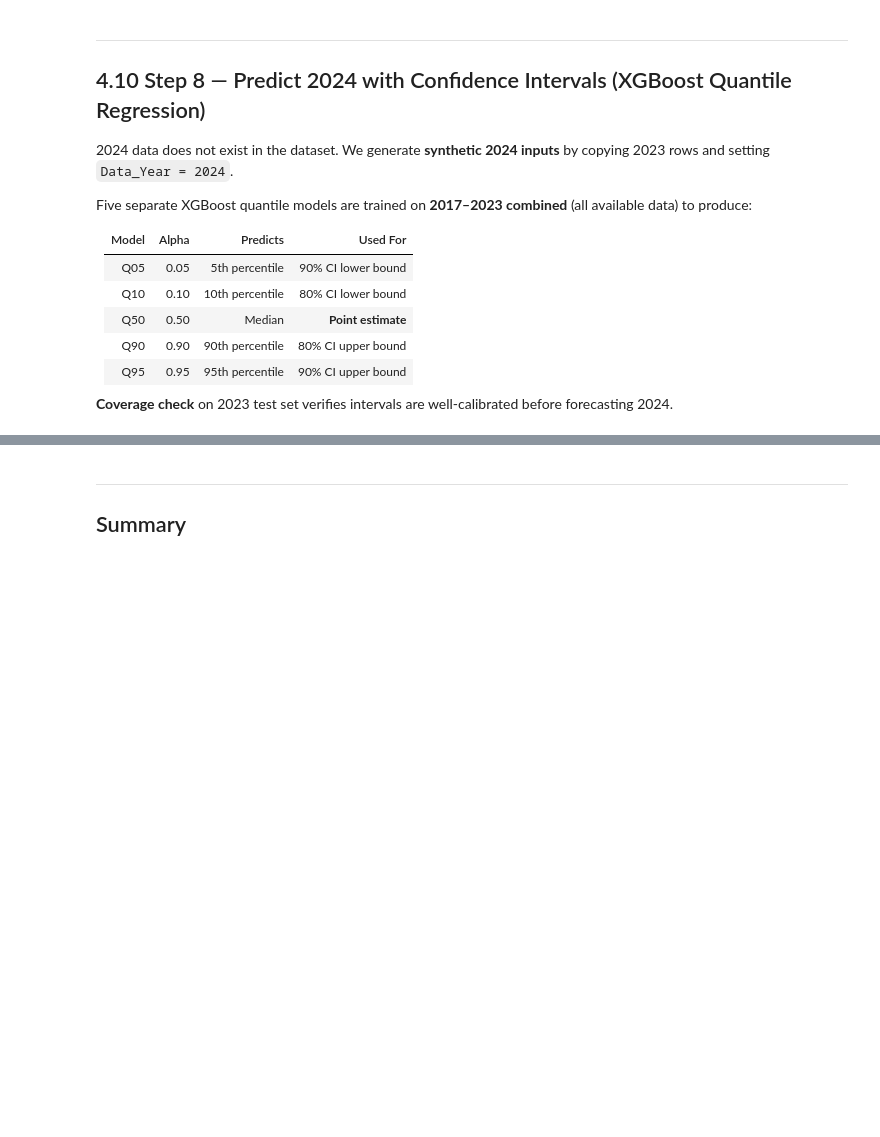
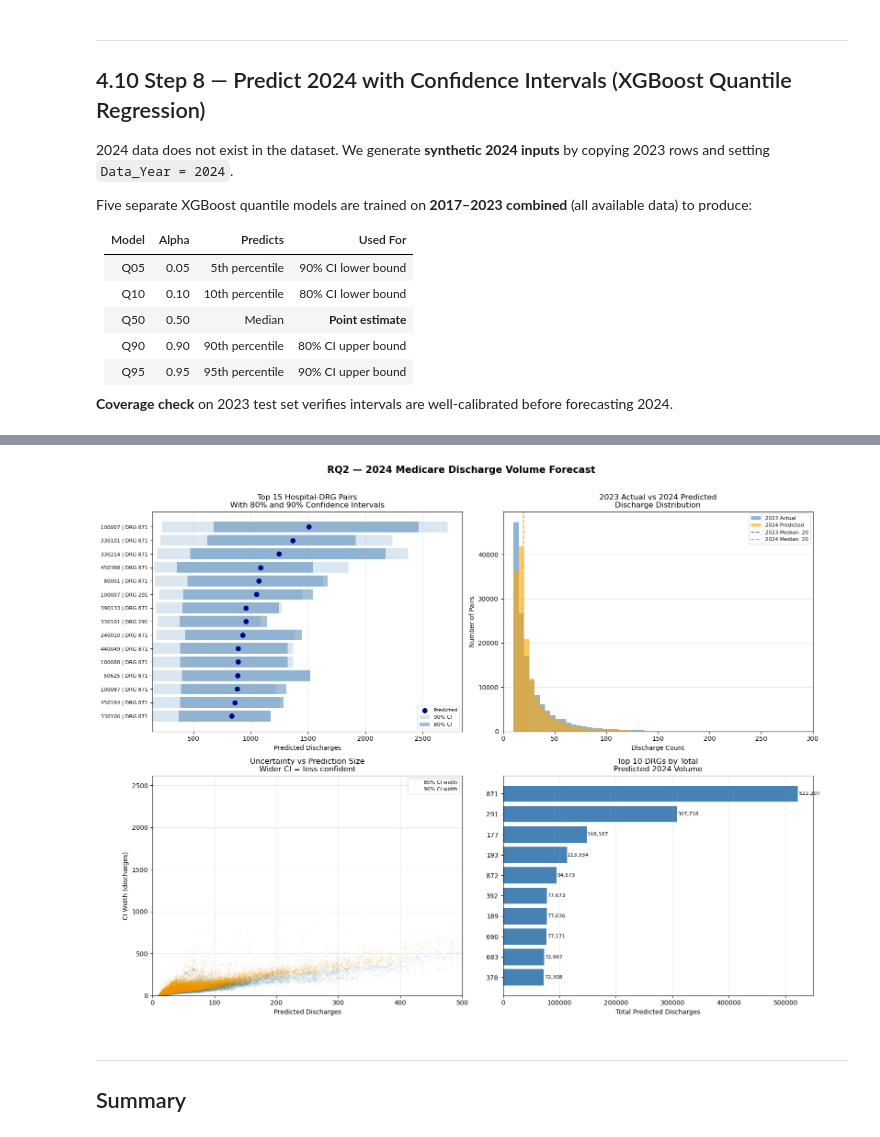
Before and after one commit to AlphonsaSruthi/MedicareDataAnalysis, a Jupyter notebook: Scripts/04_Modeling_RQ2_TemporalSplit.ipynb, the cells around one changed output, grey strips where cells are left out. Drawn from its saved outputs; the diff is of its cells as text; code cells hidden in the pictures; blank space fills up the shorter version.

Commit message:
added prediction scenarios and updated shap insights

```diff
--- a/Scripts/04_Modeling_RQ2_TemporalSplit.ipynb
+++ b/Scripts/04_Modeling_RQ2_TemporalSplit.ipynb
@@ -836,3 +970,101 @@ Training 5 XGBoost quantile models on 2017-2023...
+# %%
+import matplotlib.pyplot as plt
+import matplotlib.patches as mpatches
+import numpy as np
+
+actual_2023 = np.expm1(y_test.values)
+pred_2024   = df_2024["Pred_Discharges"].values
+
+fig, axes = plt.subplots(2, 2, figsize=(16, 12))
+fig.suptitle("RQ2 — 2024 Medicare Discharge Volume Forecast",
+             fontsize=15, fontweight="bold", y=1.01)
+
+# ═══════════════════════════════════════════════
+# Plot 1 — Top 15 pairs with CI bands
+# ═══════════════════════════════════════════════
+ax1 = axes[0, 0]
+top15 = (df_2024[display_cols]
+         .sort_values("Pred_Discharges", ascending=False)
+         .head(15).reset_index(drop=True))
+top15["Label"] = top15["Rndrng_Prvdr_CCN"].astype(str) + " | DRG " + top15["DRG_Cd"].astype(str)
+y_pos = np.arange(len(top15))
+
+ax1.barh(y_pos, top15["CI90_High"] - top15["CI90_Low"],
+         left=top15["CI90_Low"], color="steelblue", alpha=0.2, label="90% CI")
+ax1.barh(y_pos, top15["CI80_High"] - top15["CI80_Low"],
+         left=top15["CI80_Low"], color="steelblue", alpha=0.5, label="80% CI")
+ax1.scatter(top15["Pred_Discharges"], y_pos, color="navy", zorder=5, s=50, label="Predicted")
+
+ax1.set_yticks(y_pos)
+ax1.set_yticklabels(top15["Label"], fontsize=8)
+ax1.invert_yaxis()
+ax1.set_xlabel("Predicted Discharges")
+ax1.set_title("Top 15 Hospital-DRG Pairs\nWith 80% and 90% Confidence Intervals")
+ax1.legend(fontsize=8)
+ax1.grid(axis="x", alpha=0.3)
+
+# ═══════════════════════════════════════════════
+# Plot 2 — 2023 Actual vs 2024 Predicted distribution
+# ═══════════════════════════════════════════════
+ax2 = axes[0, 1]
+bins = np.linspace(0, 300, 60)
+ax2.hist(actual_2023, bins=bins, alpha=0.6, color="steelblue", label="2023 Actual")
+ax2.hist(pred_2024,   bins=bins, alpha=0.6, color="orange",    label="2024 Predicted")
+ax2.axvline(np.median(actual_2023), color="steelblue", linestyle="--", linewidth=1.5,
+            label=f"2023 Median: {np.median(actual_2023):.0f}")
+ax2.axvline(np.median(pred_2024),   color="orange",    linestyle="--", linewidth=1.5,
+            label=f"2024 Median: {np.median(pred_2024):.0f}")
+ax2.set_xlabel("Discharge Count")
+ax2.set_ylabel("Number of Pairs")
+ax2.set_title("2023 Actual vs 2024 Predicted\nDischarge Distribution")
+ax2.legend(fontsize=8)
+ax2.grid(axis="y", alpha=0.3)
+ax2.set_xlim(0, 300)
+
+# ═══════════════════════════════════════════════
+# Plot 3 — CI width by prediction size
+# shows where model is more/less uncertain
+# ═══════════════════════════════════════════════
+ax3 = axes[1, 0]
+ci80_width = df_2024["CI80_High"] - df_2024["CI80_Low"]
+ci90_width = df_2024["CI90_High"] - df_2024["CI90_Low"]
+
+ax3.scatter(df_2024["Pred_Discharges"], ci80_width,
+            alpha=0.05, s=3, color="steelblue", label="80% CI width")
+ax3.scatter(df_2024["Pred_Discharges"], ci90_width,
+            alpha=0.05, s=3, color="orange",    label="90% CI width")
+
+ax3.set_xlabel("Predicted Discharges")
+ax3.set_ylabel("CI Width (discharges)")
+ax3.set_title("Uncertainty vs Prediction Size\nWider CI = less confident")
+ax3.legend(fontsize=8)
+ax3.grid(alpha=0.3)
+ax3.set_xlim(0, 500)
+ax3.set_ylim(0)
+
+# ═══════════════════════════════════════════════
+# Plot 4 — Top 10 DRGs by total predicted volume
+# ═══════════════════════════════════════════════
+ax4 = axes[1, 1]
+drg_vol = (df_2024.groupby("DRG_Cd")["Pred_Discharges"]
+           .sum()
+           .sort_values(ascending=False)
+           .head(10))
+
+bars = ax4.barh(drg_vol.index.astype(str), drg_vol.values, color="steelblue")
+ax4.invert_yaxis()
+ax4.set_xlabel("Total Predicted Discharges")
+ax4.set_title("Top 10 DRGs by Total\nPredicted 2024 Volume")
+ax4.grid(axis="x", alpha=0.3)
+
+for bar, val in zip(bars, drg_vol.values):
+    ax4.text(bar.get_width() + 1000, bar.get_y() + bar.get_height()/2,
+             f'{val:,.0f}', va='center', fontsize=8)
+
+plt.tight_layout()
+plt.show()
+# %% [output]
+[figure, added]
 # %% [markdown]
 ---
 ## Summary
```
Also changed, not shown: parts of 23 cells of this notebook, 5 other files.
